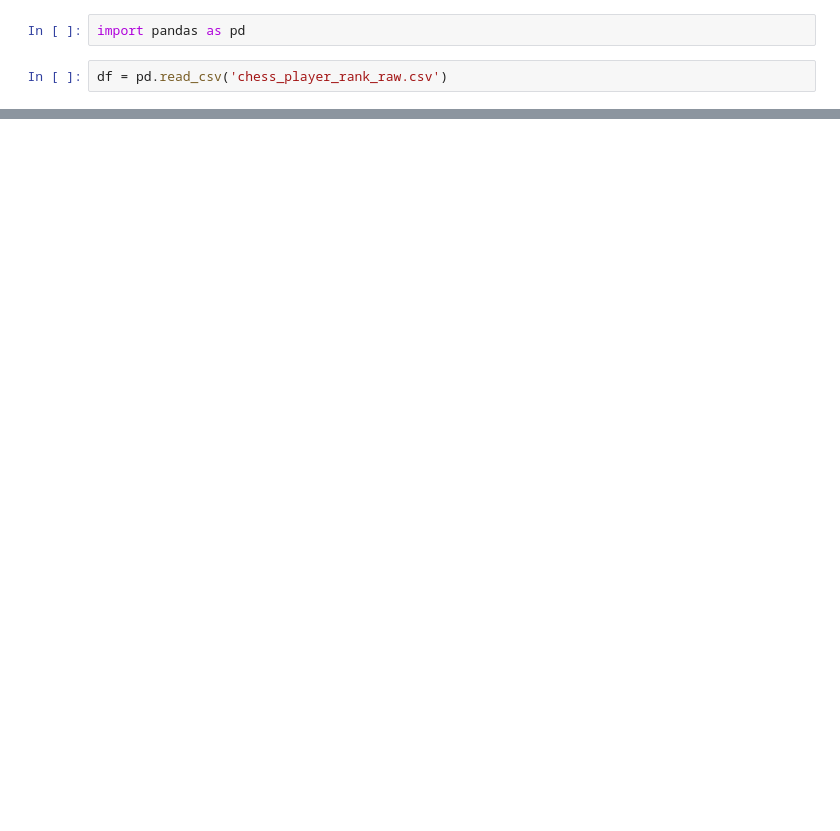
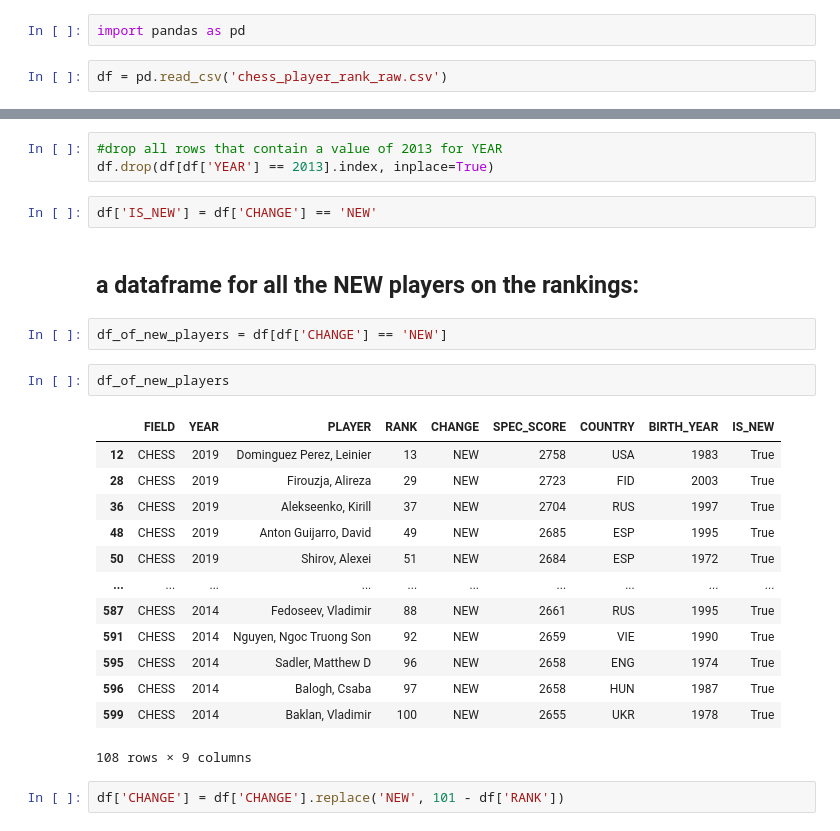
Before and after one commit to jwitt88/ssbm-data-analysis, a Jupyter notebook: rank_sandbox.py.ipynb, the cells around one changed output, grey strips where cells are left out. Drawn from its saved outputs; the diff is of its cells as text; blank space fills up the shorter version.

```diff
--- a/rank_sandbox.py.ipynb
+++ b/rank_sandbox.py.ipynb
@@ -15,0 +99,27 @@ df[df['PLAYER'] == 'Caruana, Fabiano']
+# %%
+#drop all rows that contain a value of 2013 for YEAR
+df.drop(df[df['YEAR'] == 2013].index, inplace=True)
+# %%
+df['IS_NEW'] = df['CHANGE'] == 'NEW'
+# %% [markdown]
+## a dataframe for all the NEW players on the rankings:
+# %%
+df_of_new_players = df[df['CHANGE'] == 'NEW']
+# %%
+df_of_new_players
+# %% [output]
+|  | FIELD | YEAR | PLAYER | RANK | CHANGE | SPEC_SCORE | COUNTRY | BIRTH_YEAR | IS_NEW |
+| 12 | CHESS | 2019 | Dominguez Perez, Leinier | 13 | NEW | 2758 | USA | 1983 | True |
+| 28 | CHESS | 2019 | Firouzja, Alireza | 29 | NEW | 2723 | FID | 2003 | True |
+| 36 | CHESS | 2019 | Alekseenko, Kirill | 37 | NEW | 2704 | RUS | 1997 | True |
+| 48 | CHESS | 2019 | Anton Guijarro, David | 49 | NEW | 2685 | ESP | 1995 | True |
+| 50 | CHESS | 2019 | Shirov, Alexei | 51 | NEW | 2684 | ESP | 1972 | True |
+| ... | ... | ... | ... | ... | ... | ... | ... | ... | ... |
+| 587 | CHESS | 2014 | Fedoseev, Vladimir | 88 | NEW | 2661 | RUS | 1995 | True |
+| 591 | CHESS | 2014 | Nguyen, Ngoc Truong Son | 92 | NEW | 2659 | VIE | 1990 | True |
+| 595 | CHESS | 2014 | Sadler, Matthew D | 96 | NEW | 2658 | ENG | 1974 | True |
+| 596 | CHESS | 2014 | Balogh, Csaba | 97 | NEW | 2658 | HUN | 1987 | True |
+| 599 | CHESS | 2014 | Baklan, Vladimir | 100 | NEW | 2655 | UKR | 1978 | True |
+108 rows × 9 columns
+# %%
+df['CHANGE'] = df['CHANGE'].replace('NEW', 101 - df['RANK'])
```
Also changed, not shown: parts of 55 cells of this notebook, 5 other files.
